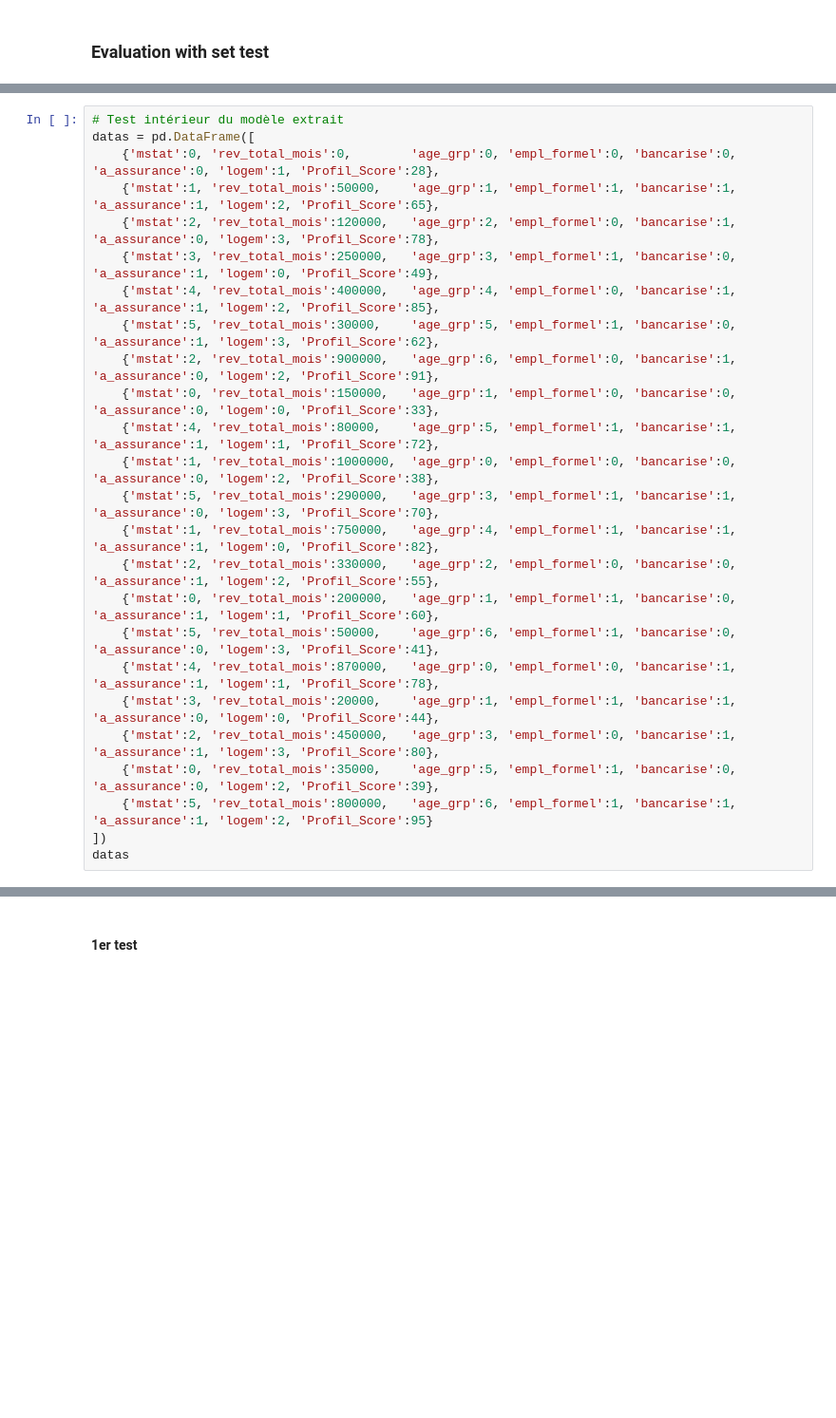
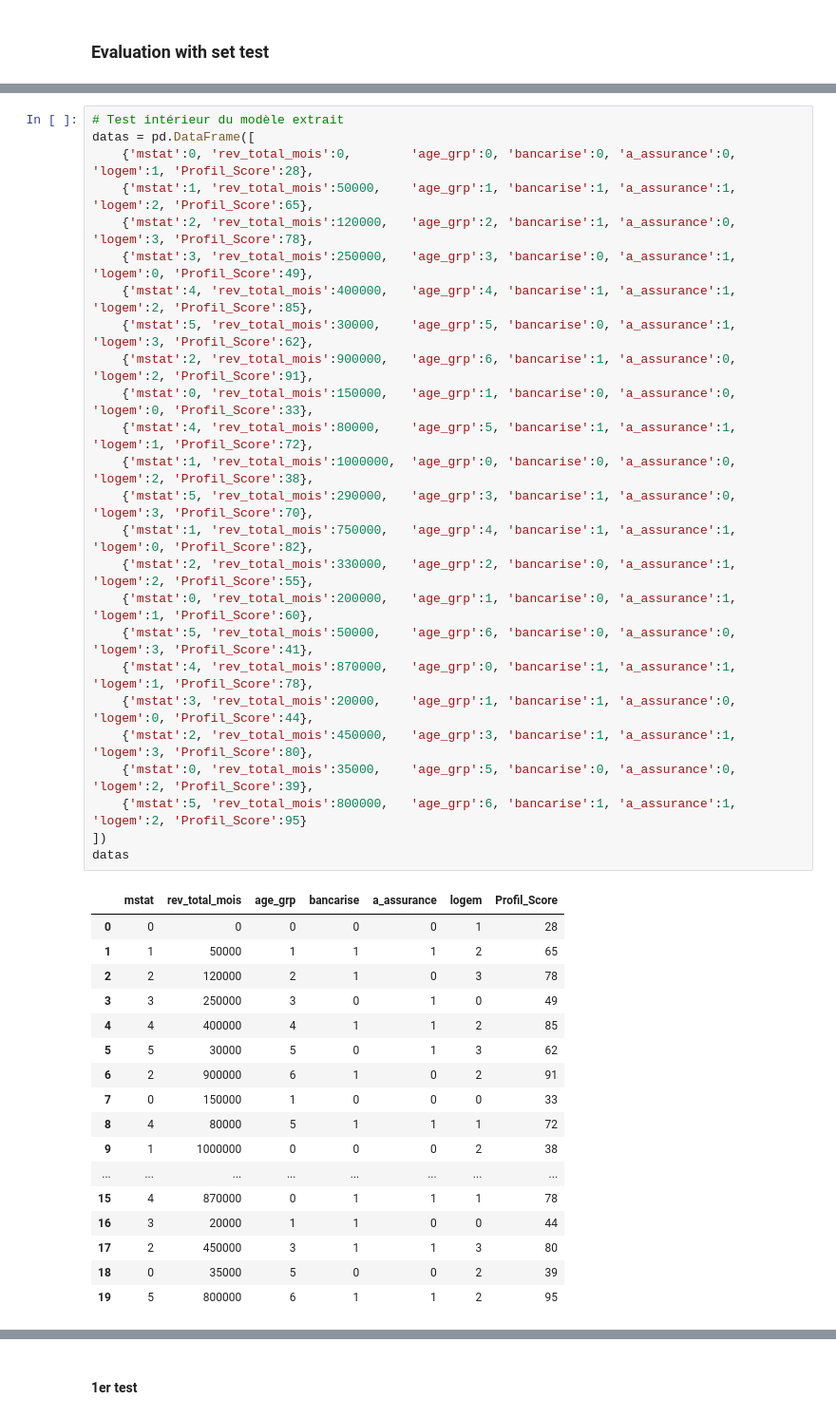
Before and after one commit to Didi17ane/Datas_Exploration, a Jupyter notebook: Modèles IA/Formel_TrainingModel.ipynb, the cells around one changed output, grey strips where cells are left out. Shown at 95% size. Saved outputs shown, nothing was run; the diff lists cells and outputs as text; blank space fills up the shorter version.

```diff
--- a/Modèles IA/Formel_TrainingModel.ipynb
+++ b/Modèles IA/Formel_TrainingModel.ipynb
@@ -563,28 +613,46 @@ y_d
 # %%
 # Test intérieur du modèle extrait
 datas = pd.DataFrame([
-    {'mstat':0, 'rev_total_mois':0,        'age_grp':0, 'empl_formel':0, 'bancarise':0, 'a_assurance':0, 'logem':1, 'Profil_Score':28},
-    {'mstat':1, 'rev_total_mois':50000,    'age_grp':1, 'empl_formel':1, 'bancarise':1, 'a_assurance':1, 'logem':2, 'Profil_Score':65},
-    {'mstat':2, 'rev_total_mois':120000,   'age_grp':2, 'empl_formel':0, 'bancarise':1, 'a_assurance':0, 'logem':3, 'Profil_Score':78},
-    {'mstat':3, 'rev_total_mois':250000,   'age_grp':3, 'empl_formel':1, 'bancarise':0, 'a_assurance':1, 'logem':0, 'Profil_Score':49},
-    {'mstat':4, 'rev_total_mois':400000,   'age_grp':4, 'empl_formel':0, 'bancarise':1, 'a_assurance':1, 'logem':2, 'Profil_Score':85},
-    {'mstat':5, 'rev_total_mois':30000,    'age_grp':5, 'empl_formel':1, 'bancarise':0, 'a_assurance':1, 'logem':3, 'Profil_Score':62},
-    {'mstat':2, 'rev_total_mois':900000,   'age_grp':6, 'empl_formel':0, 'bancarise':1, 'a_assurance':0, 'logem':2, 'Profil_Score':91},
-    {'mstat':0, 'rev_total_mois':150000,   'age_grp':1, 'empl_formel':0, 'bancarise':0, 'a_assurance':0, 'logem':0, 'Profil_Score':33},
-    {'mstat':4, 'rev_total_mois':80000,    'age_grp':5, 'empl_formel':1, 'bancarise':1, 'a_assurance':1, 'logem':1, 'Profil_Score':72},
-    {'mstat':1, 'rev_total_mois':1000000,  'age_grp':0, 'empl_formel':0, 'bancarise':0, 'a_assurance':0, 'logem':2, 'Profil_Score':38},
-    {'mstat':5, 'rev_total_mois':290000,   'age_grp':3, 'empl_formel':1, 'bancarise':1, 'a_assurance':0, 'logem':3, 'Profil_Score':70},
-    {'mstat':1, 'rev_total_mois':750000,   'age_grp':4, 'empl_formel':1, 'bancarise':1, 'a_assurance':1, 'logem':0, 'Profil_Score':82},
-    {'mstat':2, 'rev_total_mois':330000,   'age_grp':2, 'empl_formel':0, 'bancarise':0, 'a_assurance':1, 'logem':2, 'Profil_Score':55},
-    {'mstat':0, 'rev_total_mois':200000,   'age_grp':1, 'empl_formel':1, 'bancarise':0, 'a_assurance':1, 'logem':1, 'Profil_Score':60},
-    {'mstat':5, 'rev_total_mois':50000,    'age_grp':6, 'empl_formel':1, 'bancarise':0, 'a_assurance':0, 'logem':3, 'Profil_Score':41},
-    {'mstat':4, 'rev_total_mois':870000,   'age_grp':0, 'empl_formel':0, 'bancarise':1, 'a_assurance':1, 'logem':1, 'Profil_Score':78},
-    {'mstat':3, 'rev_total_mois':20000,    'age_grp':1, 'empl_formel':1, 'bancarise':1, 'a_assurance':0, 'logem':0, 'Profil_Score':44},
-    {'mstat':2, 'rev_total_mois':450000,   'age_grp':3, 'empl_formel':0, 'bancarise':1, 'a_assurance':1, 'logem':3, 'Profil_Score':80},
-    {'mstat':0, 'rev_total_mois':35000,    'age_grp':5, 'empl_formel':1, 'bancarise':0, 'a_assurance':0, 'logem':2, 'Profil_Score':39},
-    {'mstat':5, 'rev_total_mois':800000,   'age_grp':6, 'empl_formel':1, 'bancarise':1, 'a_assurance':1, 'logem':2, 'Profil_Score':95}
+    {'mstat':0, 'rev_total_mois':0,        'age_grp':0, 'bancarise':0, 'a_assurance':0, 'logem':1, 'Profil_Score':28},
+    {'mstat':1, 'rev_total_mois':50000,    'age_grp':1, 'bancarise':1, 'a_assurance':1, 'logem':2, 'Profil_Score':65},
+    {'mstat':2, 'rev_total_mois':120000,   'age_grp':2, 'bancarise':1, 'a_assurance':0, 'logem':3, 'Profil_Score':78},
+    {'mstat':3, 'rev_total_mois':250000,   'age_grp':3, 'bancarise':0, 'a_assurance':1, 'logem':0, 'Profil_Score':49},
+    {'mstat':4, 'rev_total_mois':400000,   'age_grp':4, 'bancarise':1, 'a_assurance':1, 'logem':2, 'Profil_Score':85},
+    {'mstat':5, 'rev_total_mois':30000,    'age_grp':5, 'bancarise':0, 'a_assurance':1, 'logem':3, 'Profil_Score':62},
+    {'mstat':2, 'rev_total_mois':900000,   'age_grp':6, 'bancarise':1, 'a_assurance':0, 'logem':2, 'Profil_Score':91},
+    {'mstat':0, 'rev_total_mois':150000,   'age_grp':1, 'bancarise':0, 'a_assurance':0, 'logem':0, 'Profil_Score':33},
+    {'mstat':4, 'rev_total_mois':80000,    'age_grp':5, 'bancarise':1, 'a_assurance':1, 'logem':1, 'Profil_Score':72},
+    {'mstat':1, 'rev_total_mois':1000000,  'age_grp':0, 'bancarise':0, 'a_assurance':0, 'logem':2, 'Profil_Score':38},
+    {'mstat':5, 'rev_total_mois':290000,   'age_grp':3, 'bancarise':1, 'a_assurance':0, 'logem':3, 'Profil_Score':70},
+    {'mstat':1, 'rev_total_mois':750000,   'age_grp':4, 'bancarise':1, 'a_assurance':1, 'logem':0, 'Profil_Score':82},
+    {'mstat':2, 'rev_total_mois':330000,   'age_grp':2, 'bancarise':0, 'a_assurance':1, 'logem':2, 'Profil_Score':55},
+    {'mstat':0, 'rev_total_mois':200000,   'age_grp':1, 'bancarise':0, 'a_assurance':1, 'logem':1, 'Profil_Score':60},
+    {'mstat':5, 'rev_total_mois':50000,    'age_grp':6, 'bancarise':0, 'a_assurance':0, 'logem':3, 'Profil_Score':41},
+    {'mstat':4, 'rev_total_mois':870000,   'age_grp':0, 'bancarise':1, 'a_assurance':1, 'logem':1, 'Profil_Score':78},
+    {'mstat':3, 'rev_total_mois':20000,    'age_grp':1, 'bancarise':1, 'a_assurance':0, 'logem':0, 'Profil_Score':44},
+    {'mstat':2, 'rev_total_mois':450000,   'age_grp':3, 'bancarise':1, 'a_assurance':1, 'logem':3, 'Profil_Score':80},
+    {'mstat':0, 'rev_total_mois':35000,    'age_grp':5, 'bancarise':0, 'a_assurance':0, 'logem':2, 'Profil_Score':39},
+    {'mstat':5, 'rev_total_mois':800000,   'age_grp':6, 'bancarise':1, 'a_assurance':1, 'logem':2, 'Profil_Score':95}
 ])
 datas
+# %% [output]
+|  | mstat | rev_total_mois | age_grp | bancarise | a_assurance | logem | Profil_Score |
+| 0 | 0 | 0 | 0 | 0 | 0 | 1 | 28 |
+| 1 | 1 | 50000 | 1 | 1 | 1 | 2 | 65 |
+| 2 | 2 | 120000 | 2 | 1 | 0 | 3 | 78 |
+| 3 | 3 | 250000 | 3 | 0 | 1 | 0 | 49 |
+| 4 | 4 | 400000 | 4 | 1 | 1 | 2 | 85 |
+| 5 | 5 | 30000 | 5 | 0 | 1 | 3 | 62 |
+| 6 | 2 | 900000 | 6 | 1 | 0 | 2 | 91 |
+| 7 | 0 | 150000 | 1 | 0 | 0 | 0 | 33 |
+| 8 | 4 | 80000 | 5 | 1 | 1 | 1 | 72 |
+| 9 | 1 | 1000000 | 0 | 0 | 0 | 2 | 38 |
+| ... | ... | ... | ... | ... | ... | ... | ... |
+| 15 | 4 | 870000 | 0 | 1 | 1 | 1 | 78 |
+| 16 | 3 | 20000 | 1 | 1 | 0 | 0 | 44 |
+| 17 | 2 | 450000 | 3 | 1 | 1 | 3 | 80 |
+| 18 | 0 | 35000 | 5 | 0 | 0 | 2 | 39 |
+| 19 | 5 | 800000 | 6 | 1 | 1 | 2 | 95 |
 # %%
 datas_p = datas.drop(columns=['Profil_Score'])
 y_datas = datas['Profil_Score']
```
Also changed, not shown: parts of 14 cells of this notebook, 5 other files.
